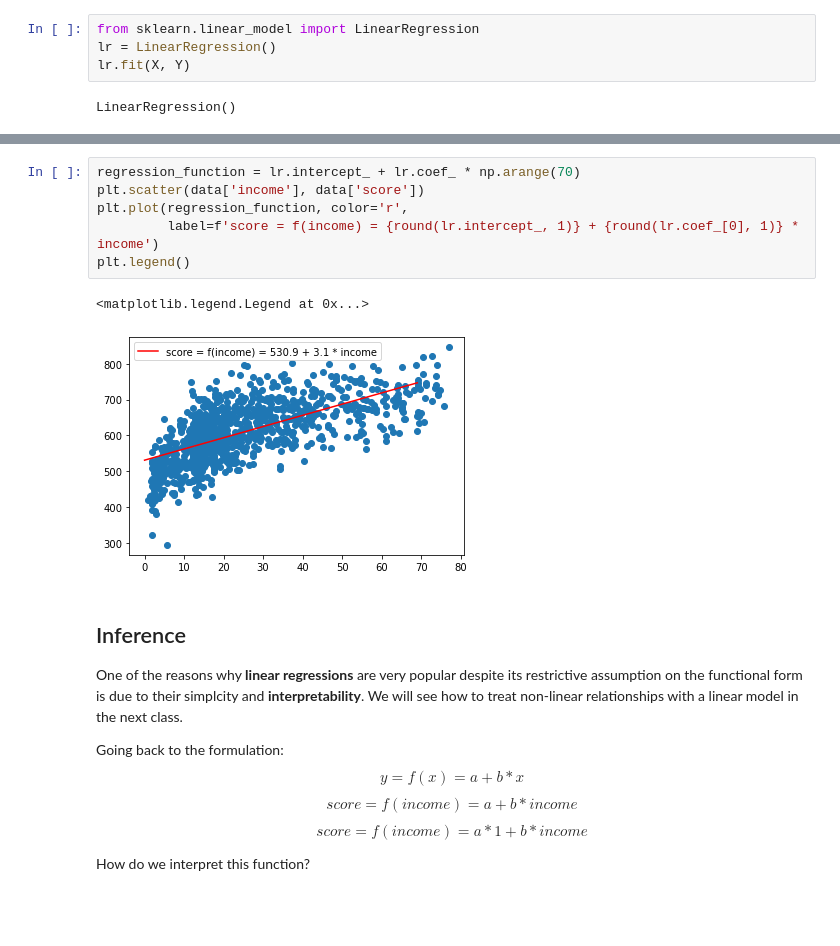
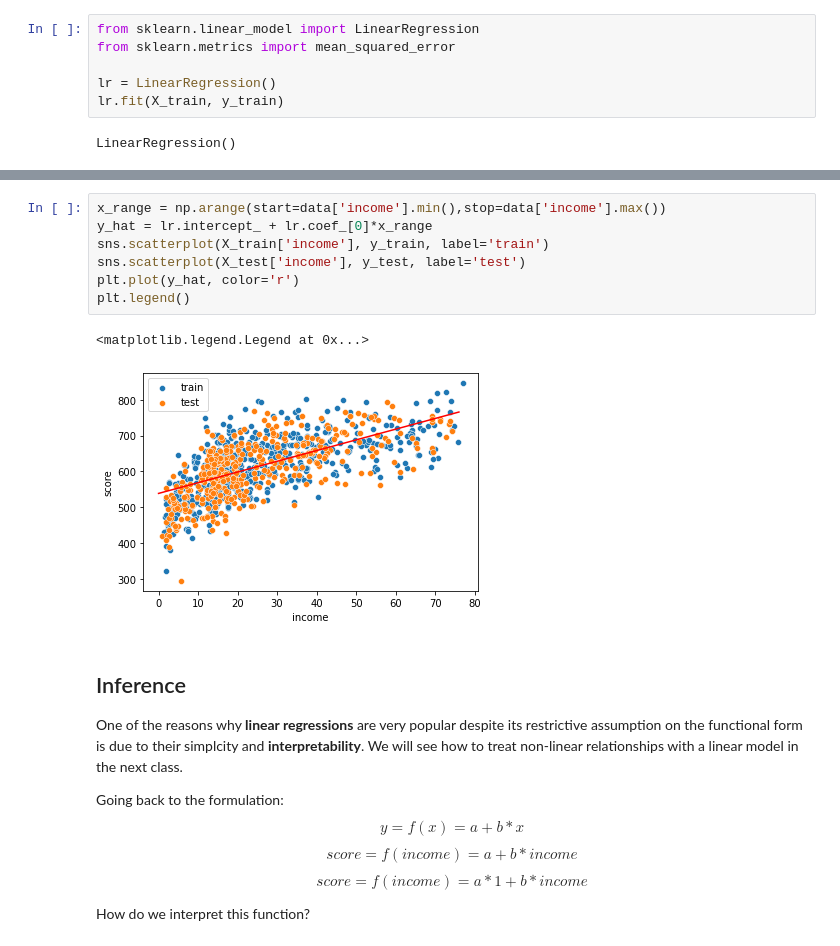
Before and after one commit to minyoungrho/MachineLearning, a Jupyter notebook: classnotes/LinearRegression.ipynb, the cells around one changed output, grey strips where cells are left out. Drawn from its saved outputs; the diff is of its cells as text; blank space fills up the shorter version.

```diff
--- a/classnotes/LinearRegression.ipynb
+++ b/classnotes/LinearRegression.ipynb
@@ -60,7 +102,9 @@ X = data[['income']]
 # %%
 from sklearn.linear_model import LinearRegression
+from sklearn.metrics import mean_squared_error
+
 lr = LinearRegression()
-lr.fit(X, Y)
+lr.fit(X_train, y_train)
 # %% [output]
 LinearRegression()
 # %%
@@ -72,12 +116,13 @@ b is [3.1267463]
-# %%
-regression_function = lr.intercept_ + lr.coef_ * np.arange(70)
-plt.scatter(data['income'], data['score'])
-plt.plot(regression_function, color='r',
-         label=f'score = f(income) = {round(lr.intercept_, 1)} + {round(lr.coef_[0], 1)} * income')
-plt.legend()
-# %% [output]
-<matplotlib.legend.Legend at 0x...>
-[figure, removed]
+# %%
+x_range = np.arange(start=data['income'].min(),stop=data['income'].max())
+y_hat = lr.intercept_ + lr.coef_[0]*x_range
+sns.scatterplot(X_train['income'], y_train, label='train')
+sns.scatterplot(X_test['income'], y_test, label='test')
+plt.plot(y_hat, color='r')
+plt.legend()
+# %% [output]
+<matplotlib.legend.Legend at 0x...>
+[figure, added]
 # %% [markdown]
 ## Inference
 
```
Also changed, not shown: parts of 27 cells of this notebook.
